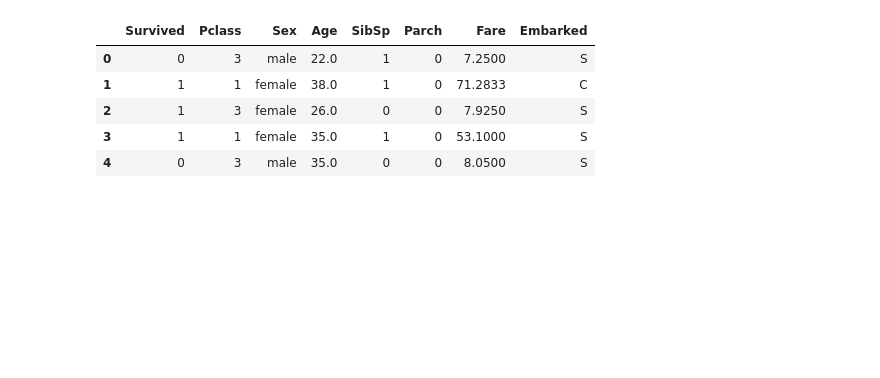
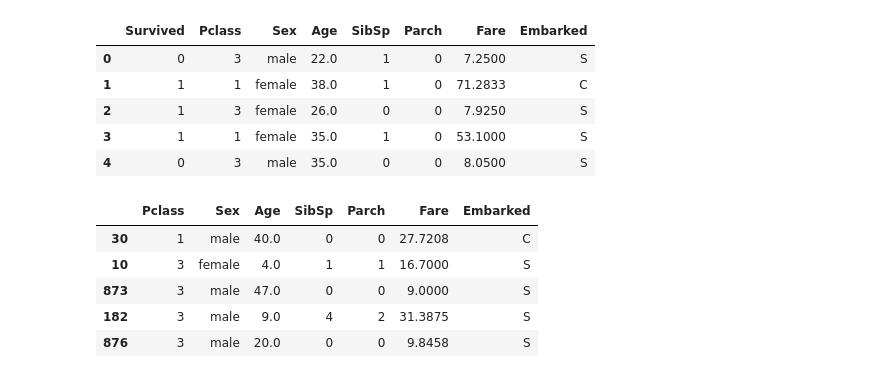
Before and after one commit to tmsachins/ML_Univariate_data_imput_Automatic, a Jupyter notebook: main_uni_automatic.ipynb, the cells around one changed output. Cells and saved outputs as stored; diff of their text form; code cells hidden in the pictures; blank space fills up the shorter version.

```diff
--- a/main_uni_automatic.ipynb
+++ b/main_uni_automatic.ipynb
@@ -34,3 +34,14 @@ df.head()
 # %%
 X = df.drop(columns=['Survived'])
 y = df['Survived']
+# %%
+X_train,X_test,y_train,y_test = train_test_split(X,y,test_size=0.2,random_state=2)
+# %%
+X_train.head()
+# %% [output]
+|  | Pclass | Sex | Age | SibSp | Parch | Fare | Embarked |
+| 30 | 1 | male | 40.0 | 0 | 0 | 27.7208 | C |
+| 10 | 3 | female | 4.0 | 1 | 1 | 16.7000 | S |
+| 873 | 3 | male | 47.0 | 0 | 0 | 9.0000 | S |
+| 182 | 3 | male | 9.0 | 4 | 2 | 31.3875 | S |
+| 876 | 3 | male | 20.0 | 0 | 0 | 9.8458 | S |
```
Also changed, not shown: parts of 5 cells of this notebook.
